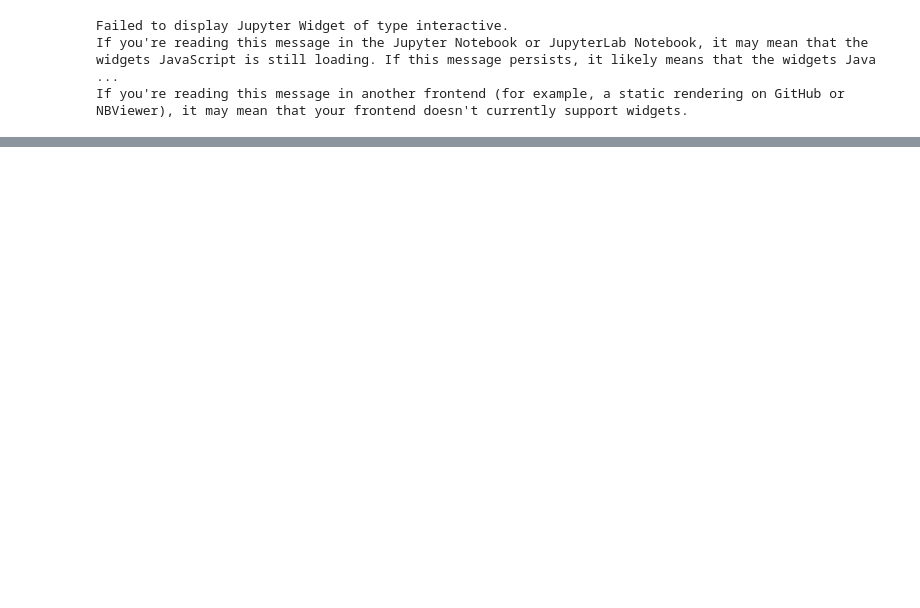
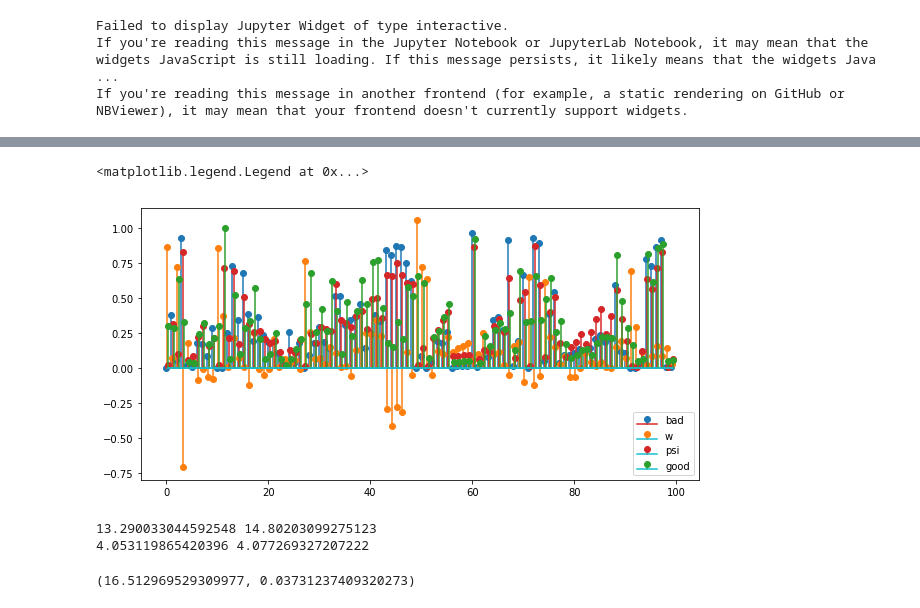
Before and after one commit to X-DataInitiative/tick, a Jupyter notebook: experience/Dual inits.ipynb, the cells around one changed output, grey strips where cells are left out. Drawn from its saved outputs; the diff is of its cells as text; code cells hidden in the pictures; blank space fills up the shorter version.

```diff
--- a/experience/Dual inits.ipynb
+++ b/experience/Dual inits.ipynb
@@ -144,0 +361,36 @@ tick
+# %%
+plt.figure(figsize=(10, 5))
+
+def get_x(count):
+    return np.arange(len(features.T)) + 0.15 * count
+
+count = 0
+plt.stem(get_x(count), non_zero_features[top_left], label='bad')
+count += 1
+
+plt.stem(np.arange(len(features.T)) + 0.2, sdca.solution / 3, basefmt='C9',
+         linefmt='C1', markerfmt='C1o', label='w')
+count += 1
+
+plt.stem(get_x(count), psi, basefmt='C9',
+         linefmt='C3', markerfmt='C3o', label='psi')
+count += 1
+
+plt.stem(get_x(count), non_zero_features[top_right],
+         basefmt='C9', linefmt='C2', markerfmt='C2o', label='good')
+count += 1
+
+plt.legend()
+# %% [output]
+<matplotlib.legend.Legend at 0x...>
+[figure, added]
+# %%
+print(psi.dot(non_zero_features[top_right]), psi.dot(non_zero_features[top_left]))
+print(np.linalg.norm(non_zero_features[top_right]), np.linalg.norm(non_zero_features[top_left]))
+# %% [output]
+13.290033044592548 14.80203099275123
+4.053119865420396 4.077269327207222
+# %%
+normalized_dual_inits[top_right], normalized_dual_inits[top_left]
+# %% [output]
+(16.512969529309977, 0.03731237409320273)
```
Also changed, not shown: parts of 15 cells of this notebook, 5 other files.
